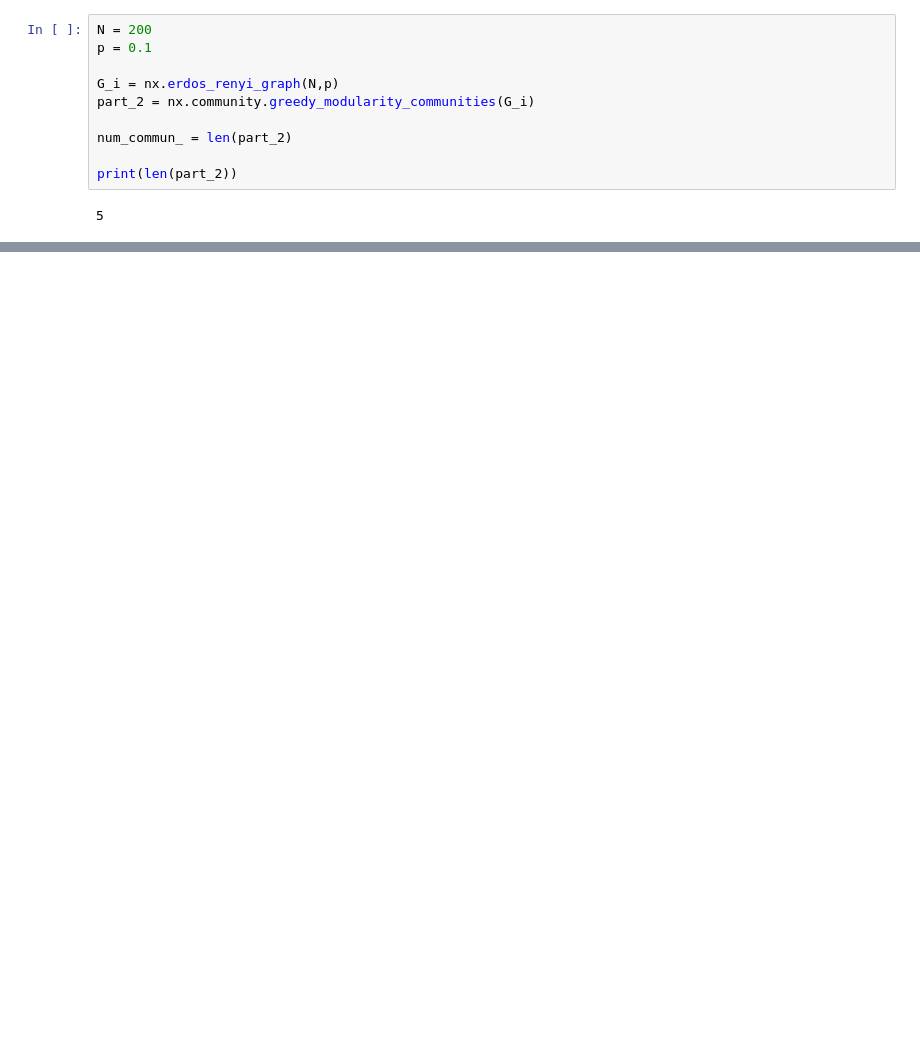
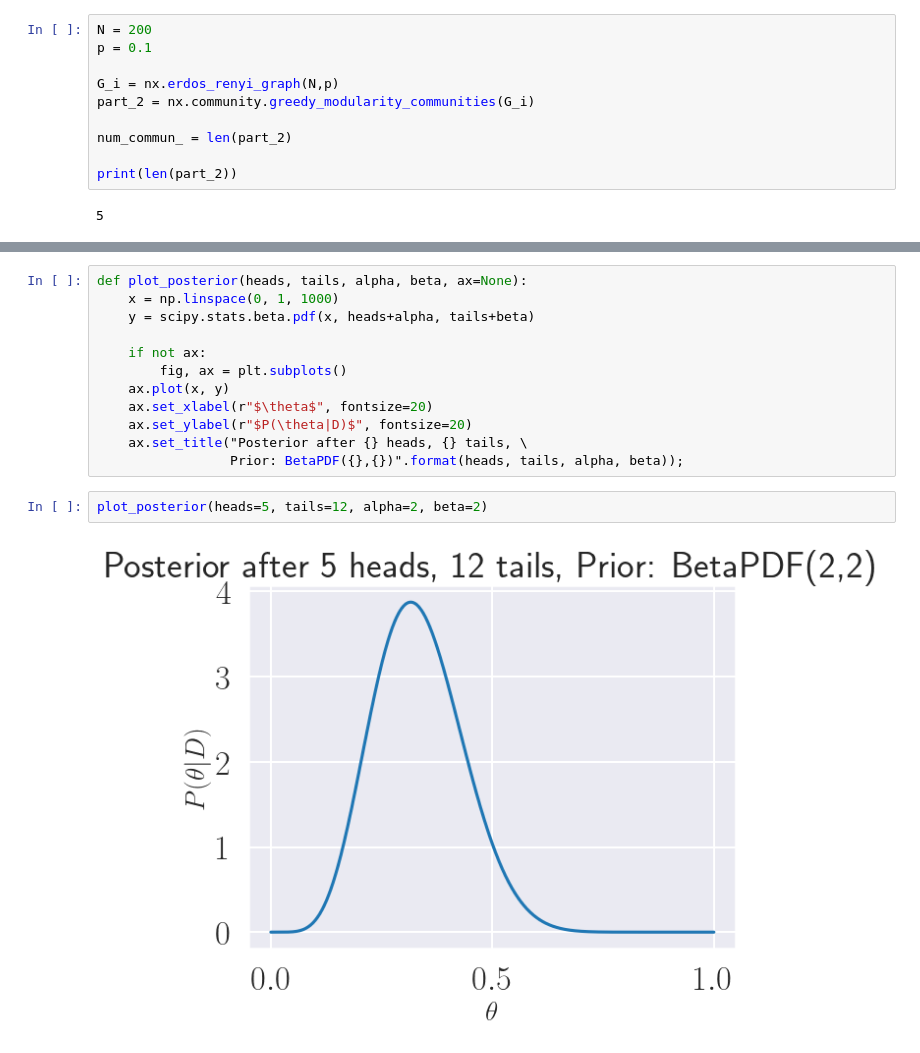
Before and after one commit to CLVestergaard/Bayes-tutorial, a Jupyter notebook: 8_model-selection.ipynb, the cells around one changed output, grey strips where cells are left out. Drawn from its saved outputs; the diff is of its cells as text; blank space fills up the shorter version.

```diff
--- a/8_model-selection.ipynb
+++ b/8_model-selection.ipynb
@@ -73,0 +119,16 @@ conda install python-graphviz
+# %%
+def plot_posterior(heads, tails, alpha, beta, ax=None):
+    x = np.linspace(0, 1, 1000)
+    y = scipy.stats.beta.pdf(x, heads+alpha, tails+beta)
+
+    if not ax:
+        fig, ax = plt.subplots()
+    ax.plot(x, y)
+    ax.set_xlabel(r"$\theta$", fontsize=20)
+    ax.set_ylabel(r"$P(\theta|D)$", fontsize=20)
+    ax.set_title("Posterior after {} heads, {} tails, \
+                 Prior: BetaPDF({},{})".format(heads, tails, alpha, beta));
+# %%
+plot_posterior(heads=5, tails=12, alpha=2, beta=2)
+# %% [output]
+[figure, added]
```
Also changed, not shown: parts of 19 cells of this notebook.
